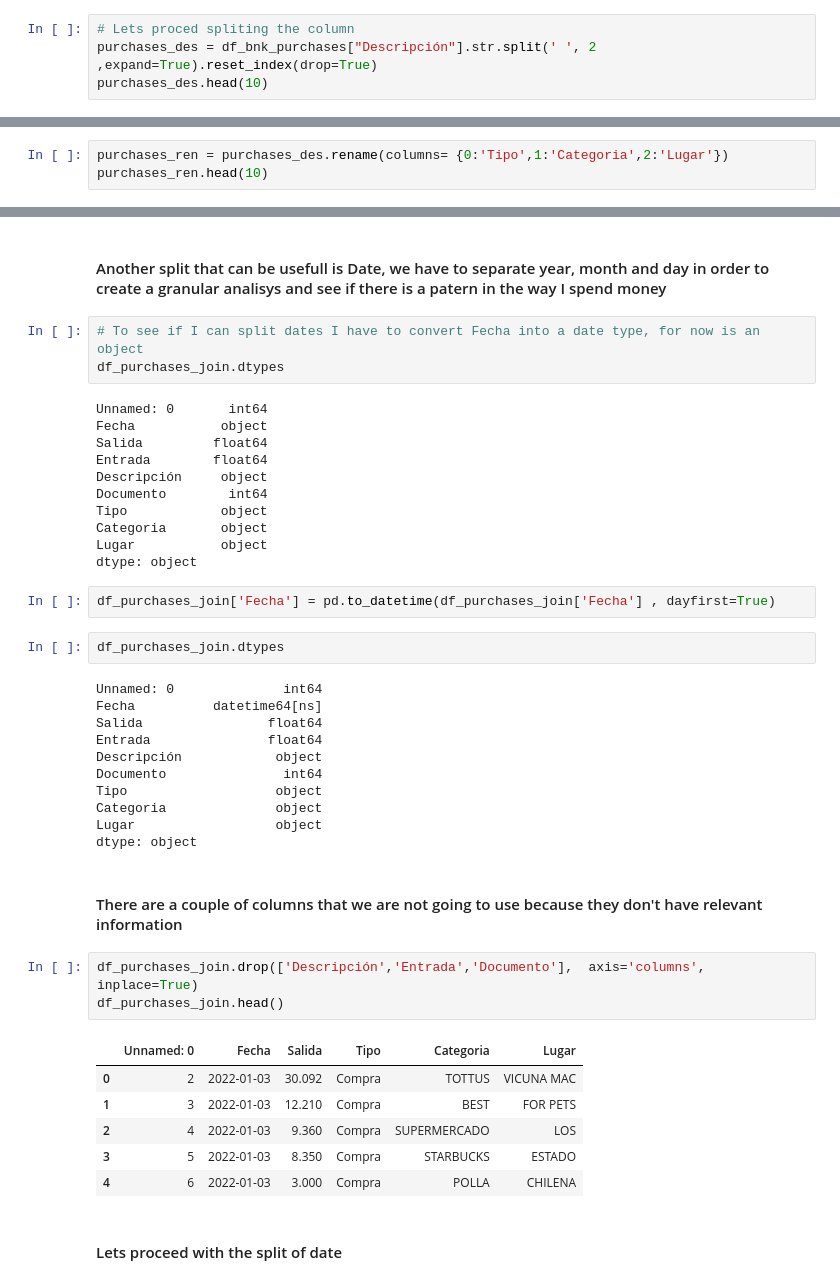
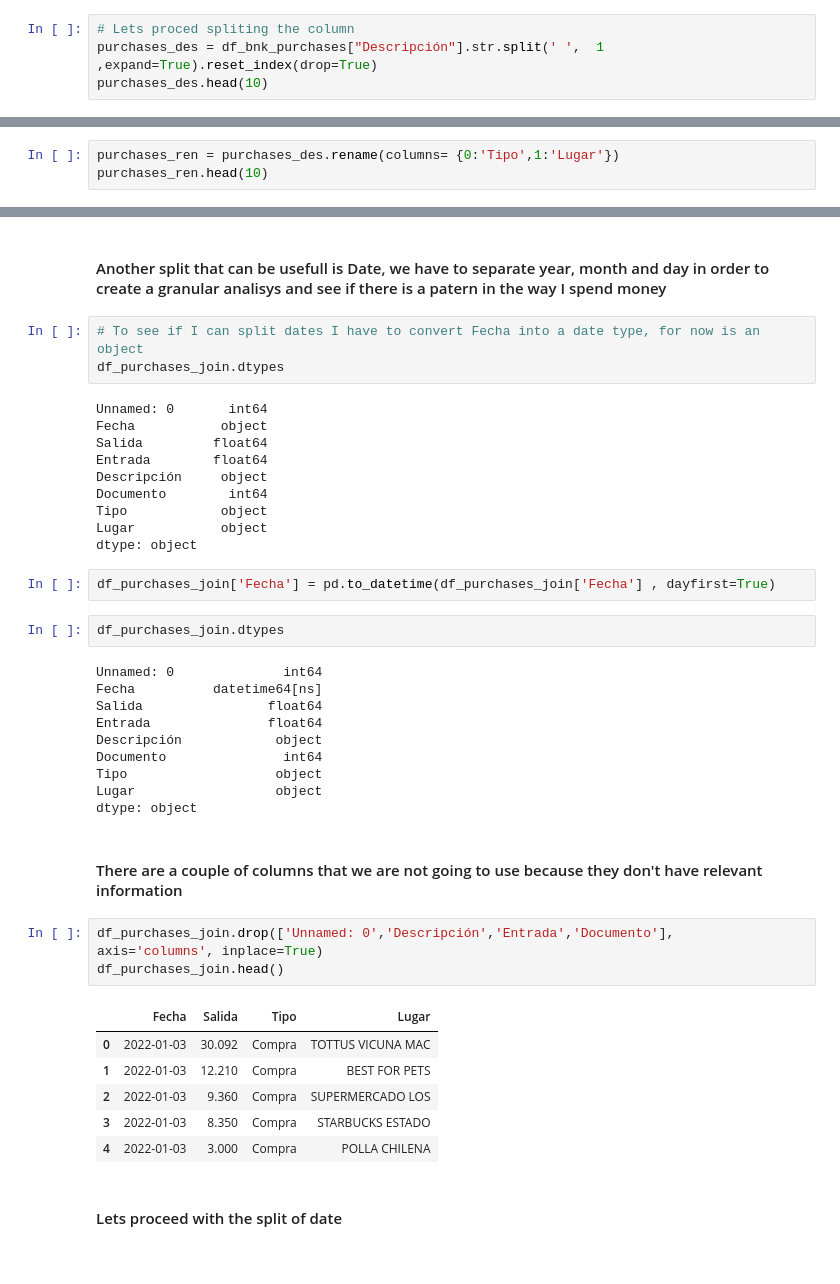
Before and after one commit to yohan-alfonso/Analisis_Exrtacto_Bancario, a Jupyter notebook: Analisis.ipynb, the cells around one changed output, grey strips where cells are left out. Cells and saved outputs as stored; diff of their text form.

```diff
--- a/Analisis.ipynb
+++ b/Analisis.ipynb
@@ -119,6 +121,6 @@ df_bnk_purchases.head()
 - Places where I purchase
 # %%
 # Lets proced spliting the column
-purchases_des = df_bnk_purchases["Descripción"].str.split(' ', 2  ,expand=True).reset_index(drop=True)
+purchases_des = df_bnk_purchases["Descripción"].str.split(' ',  1 ,expand=True).reset_index(drop=True)
 purchases_des.head(10)
 # %% [output]
@@ -137,6 +139,6 @@ purchases_des.head(10)
 #### Most of the information in the Descripción column has three states 0= type, 1 =Category and 3 = place
 Lets replace the names of the columns
 # %%
-purchases_ren = purchases_des.rename(columns= {0:'Tipo',1:'Categoria',2:'Lugar'})
+purchases_ren = purchases_des.rename(columns= {0:'Tipo',1:'Lugar'})
 purchases_ren.head(10)
 # %% [output]
@@ -180,7 +182,6 @@ Entrada        float64
 Descripción     object
 Documento        int64
 Tipo            object
-Categoria       object
 Lugar           object
 dtype: object
 # %%
@@ -195,21 +196,20 @@ Entrada               float64
 Descripción            object
 Documento               int64
 Tipo                   object
-Categoria              object
 Lugar                  object
 dtype: object
 # %% [markdown]
 #### There are a couple of columns that we are not going to use because they don't have relevant information
 # %%
-df_purchases_join.drop(['Descripción','Entrada','Documento'],  axis='columns', inplace=True)
+df_purchases_join.drop(['Unnamed: 0','Descripción','Entrada','Documento'],  axis='columns', inplace=True)
 df_purchases_join.head()
 # %% [output]
-|  | Unnamed: 0 | Fecha | Salida | Tipo | Categoria | Lugar |
-| 0 | 2 | 2022-01-03 | 30.092 | Compra | TOTTUS | VICUNA MAC |
-| 1 | 3 | 2022-01-03 | 12.210 | Compra | BEST | FOR PETS |
-| 2 | 4 | 2022-01-03 | 9.360 | Compra | SUPERMERCADO | LOS |
-| 3 | 5 | 2022-01-03 | 8.350 | Compra | STARBUCKS | ESTADO |
-| 4 | 6 | 2022-01-03 | 3.000 | Compra | POLLA | CHILENA |
+|  | Fecha | Salida | Tipo | Lugar |
+| 0 | 2022-01-03 | 30.092 | Compra | TOTTUS VICUNA MAC |
+| 1 | 2022-01-03 | 12.210 | Compra | BEST FOR PETS |
+| 2 | 2022-01-03 | 9.360 | Compra | SUPERMERCADO LOS |
+| 3 | 2022-01-03 | 8.350 | Compra | STARBUCKS ESTADO |
+| 4 | 2022-01-03 | 3.000 | Compra | POLLA CHILENA |
 # %% [markdown]
 #### Lets proceed with the split of date
 # %%
```
Also changed, not shown: parts of 24 cells of this notebook.
